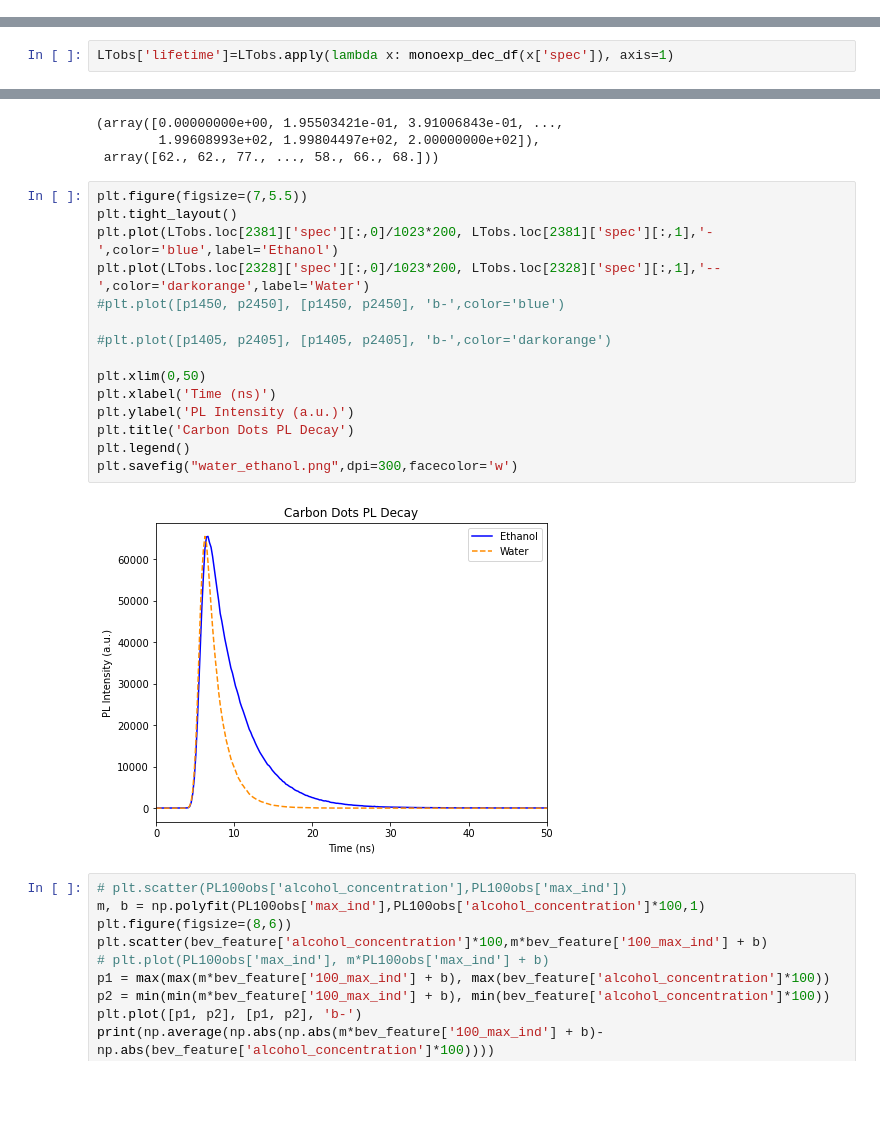
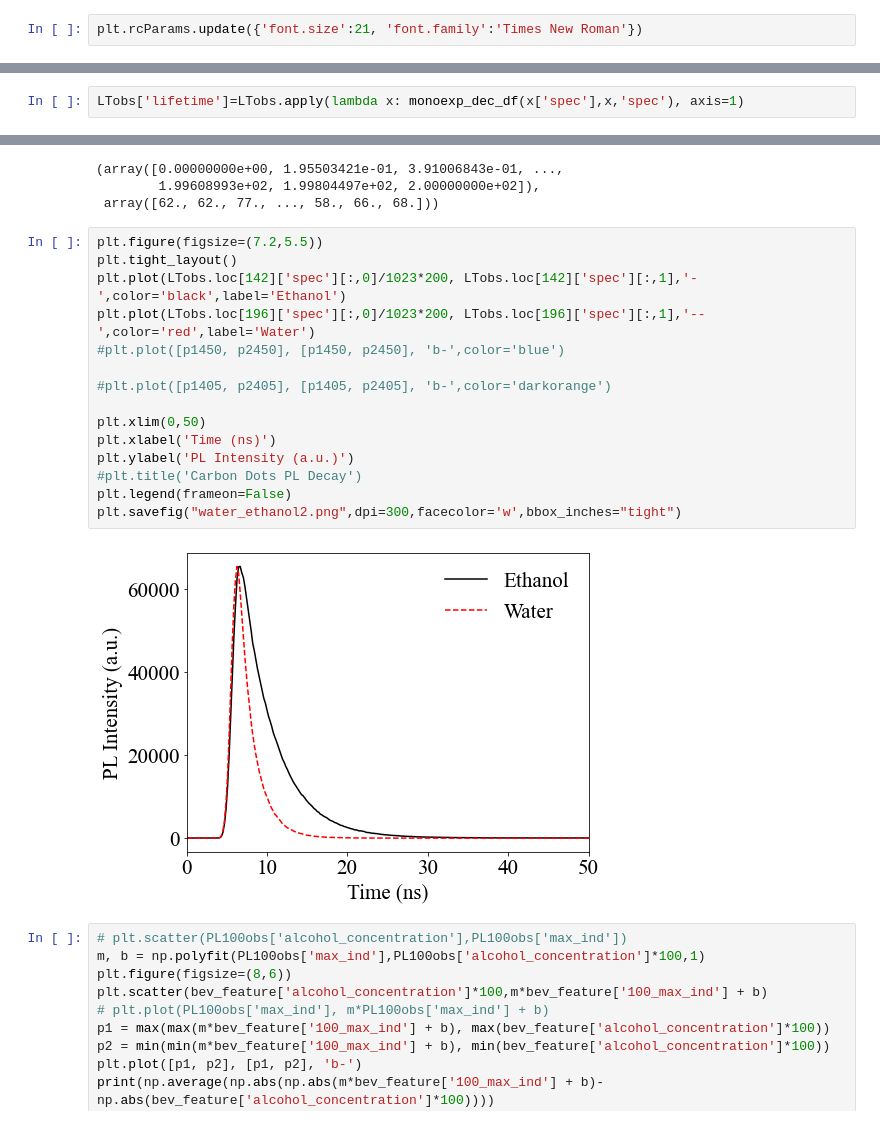
Before and after one commit to aarond953/alcML, a Jupyter notebook: 3-raw_data_evaluation.ipynb, the cells around one changed output, grey strips where cells are left out. Drawn from its saved outputs; the diff is of its cells as text; blank space fills up the shorter version.

```diff
--- a/3-raw_data_evaluation.ipynb
+++ b/3-raw_data_evaluation.ipynb
@@ -47,6 +48,8 @@ def touch(fname):
 #   os.chdir(folder)
 # print(os.path.abspath(''))
 # touch(folder+'png')
+# %%
+plt.rcParams.update({'font.size':21, 'font.family':'Times New Roman'})
 # %%
 df3=pd.read_pickle('csv/PL_LT_sol_aug_pd.pkl')
 # %%
@@ -473,5 +493,5 @@ plt.plot(LTobs.iloc[0]['spec'][38:,0]/1023*200,LTobs.iloc[0]['spec'][38:,1])
 plt.plot(xs, monoExp(LTobs.iloc[0]['spec'][38:,0]/1023*200, m, t, b), '--', label="fitted")
 np.argmax(LTobs.iloc[0]['spec'][:,1])
 # %%
-LTobs['lifetime']=LTobs.apply(lambda x: monoexp_dec_df(x['spec']), axis=1)
+LTobs['lifetime']=LTobs.apply(lambda x: monoexp_dec_df(x['spec'],x,'spec'), axis=1)
 # %% [output]
@@ -644,22 +664,22 @@ LTobs.loc[2381]['spec'][:,0]/1023*200, LTobs.loc[2381]['spec'][:,1]
         1.99608993e+02, 1.99804497e+02, 2.00000000e+02]),
  array([62., 62., 77., ..., 58., 66., 68.]))
 # %%
-plt.figure(figsize=(7,5.5))
+plt.figure(figsize=(7.2,5.5))
 plt.tight_layout()
-plt.plot(LTobs.loc[2381]['spec'][:,0]/1023*200, LTobs.loc[2381]['spec'][:,1],'-',color='blue',label='Ethanol')
-plt.plot(LTobs.loc[2328]['spec'][:,0]/1023*200, LTobs.loc[2328]['spec'][:,1],'--',color='darkorange',label='Water')
+plt.plot(LTobs.loc[142]['spec'][:,0]/1023*200, LTobs.loc[142]['spec'][:,1],'-',color='black',label='Ethanol')
+plt.plot(LTobs.loc[196]['spec'][:,0]/1023*200, LTobs.loc[196]['spec'][:,1],'--',color='red',label='Water')
 #plt.plot([p1450, p2450], [p1450, p2450], 'b-',color='blue')
 
 #plt.plot([p1405, p2405], [p1405, p2405], 'b-',color='darkorange')
 
 plt.xlim(0,50)
 plt.xlabel('Time (ns)')
 plt.ylabel('PL Intensity (a.u.)')
-plt.title('Carbon Dots PL Decay')
-plt.legend()
-plt.savefig("water_ethanol.png",dpi=300,facecolor='w')
+#plt.title('Carbon Dots PL Decay')
+plt.legend(frameon=False)
+plt.savefig("water_ethanol2.png",dpi=300,facecolor='w',bbox_inches="tight")
 # %% [output]
-[figure, old version]
+[figure, new version]
 # %%
 # plt.scatter(PL100obs['alcohol_concentration'],PL100obs['max_ind'])
 m, b = np.polyfit(PL100obs['max_ind'],PL100obs['alcohol_concentration']*100,1)
```
Also changed, not shown: parts of 23 cells of this notebook.
